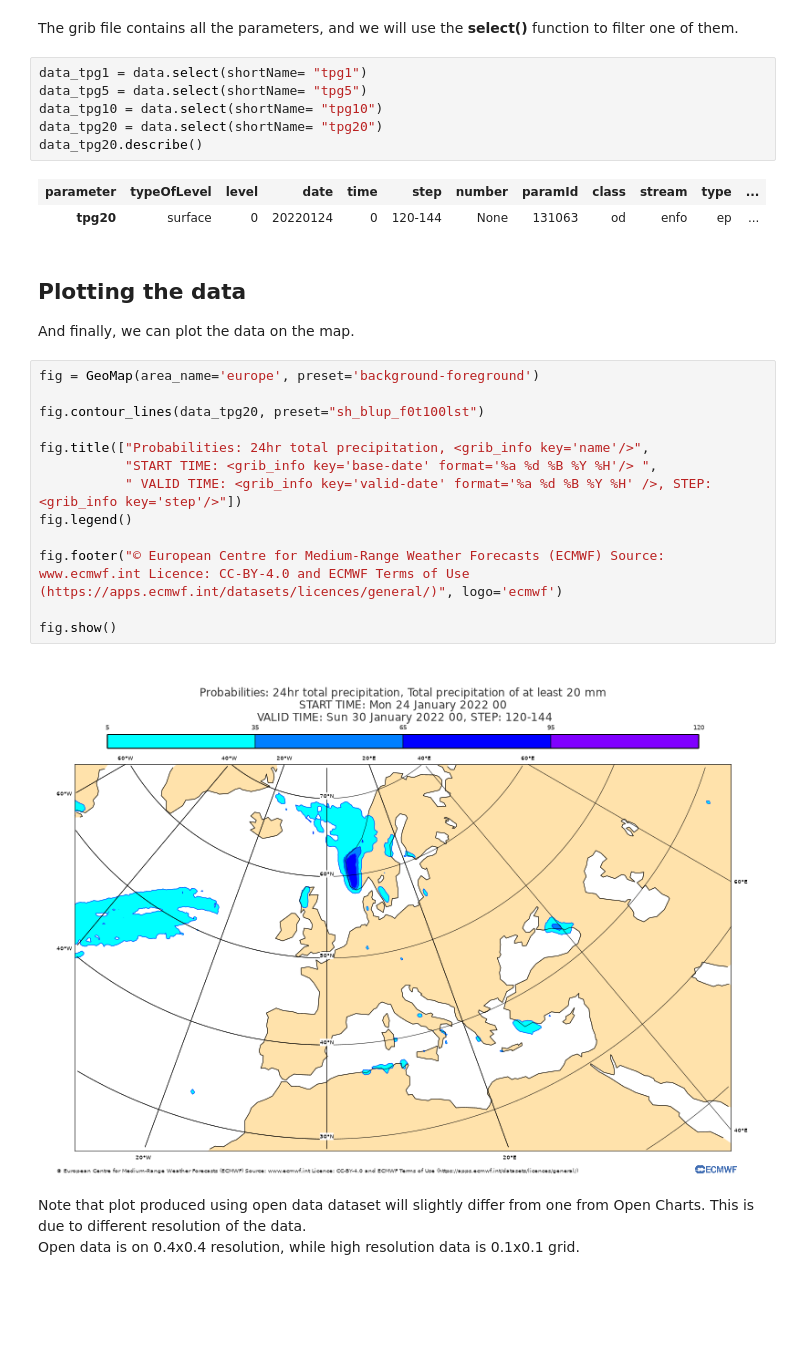
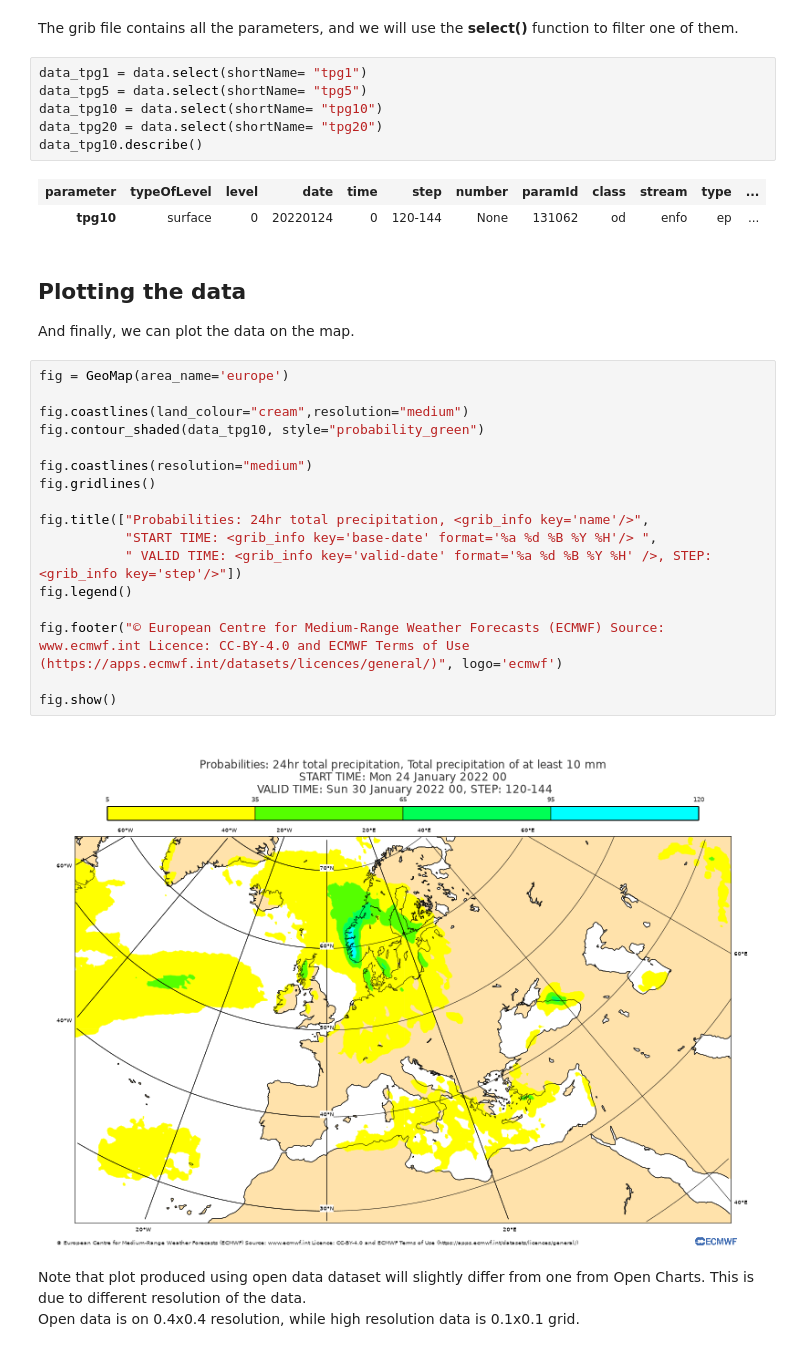
Before and after one commit to ecmwf/notebook-examples, a Jupyter notebook: opencharts/medium-tp-probability.ipynb, the cells around one changed output. Cells and saved outputs as stored; diff of their text form; blank space fills up the shorter version.

```diff
--- a/opencharts/medium-tp-probability.ipynb
+++ b/opencharts/medium-tp-probability.ipynb
@@ -139,28 +138,32 @@ data_tpg1 = data.select(shortName= "tpg1")
 data_tpg5 = data.select(shortName= "tpg5")
 data_tpg10 = data.select(shortName= "tpg10")
 data_tpg20 = data.select(shortName= "tpg20")
-data_tpg20.describe()
+data_tpg10.describe()
 # %% [output]
 | parameter | typeOfLevel | level | date | time | step | number | paramId | class | stream | type | ... |
-| tpg20 | surface | 0 | 20220124 | 0 | 120-144 | None | 131063 | od | enfo | ep | ... |
+| tpg10 | surface | 0 | 20220124 | 0 | 120-144 | None | 131062 | od | enfo | ep | ... |
 # %% [markdown]
 ## Plotting the data
 And finally, we can plot the data on the map.
 # %%
-fig = GeoMap(area_name='europe', preset='background-foreground')
+fig = GeoMap(area_name='europe')
 
-fig.contour_lines(data_tpg20, preset="sh_blup_f0t100lst")
+fig.coastlines(land_colour="cream",resolution="medium")
+fig.contour_shaded(data_tpg10, style="probability_green")
+
+fig.coastlines(resolution="medium")
+fig.gridlines()
 
 fig.title(["Probabilities: 24hr total precipitation, <grib_info key='name'/>",
            "START TIME: <grib_info key='base-date' format='%a %d %B %Y %H'/> ",
            " VALID TIME: <grib_info key='valid-date' format='%a %d %B %Y %H' />, STEP: <grib_info key='step'/>"])
 fig.legend()
 
 fig.footer("© European Centre for Medium-Range Weather Forecasts (ECMWF) Source: www.ecmwf.int Licence: CC-BY-4.0 and ECMWF Terms of Use (https://apps.ecmwf.int/datasets/licences/general/)", logo='ecmwf')
 
 fig.show()
 # %% [output]
-[figure, old version]
+[figure, new version]
 # %% [markdown]
 Note that plot produced using open data dataset will slightly differ from one from Open Charts. This is due to different resolution of the data.
 Open data is on 0.4x0.4 resolution, while high resolution data is 0.1x0.1 grid.
```
Also changed, not shown: parts of 1 cell of this notebook, 23 other files.
